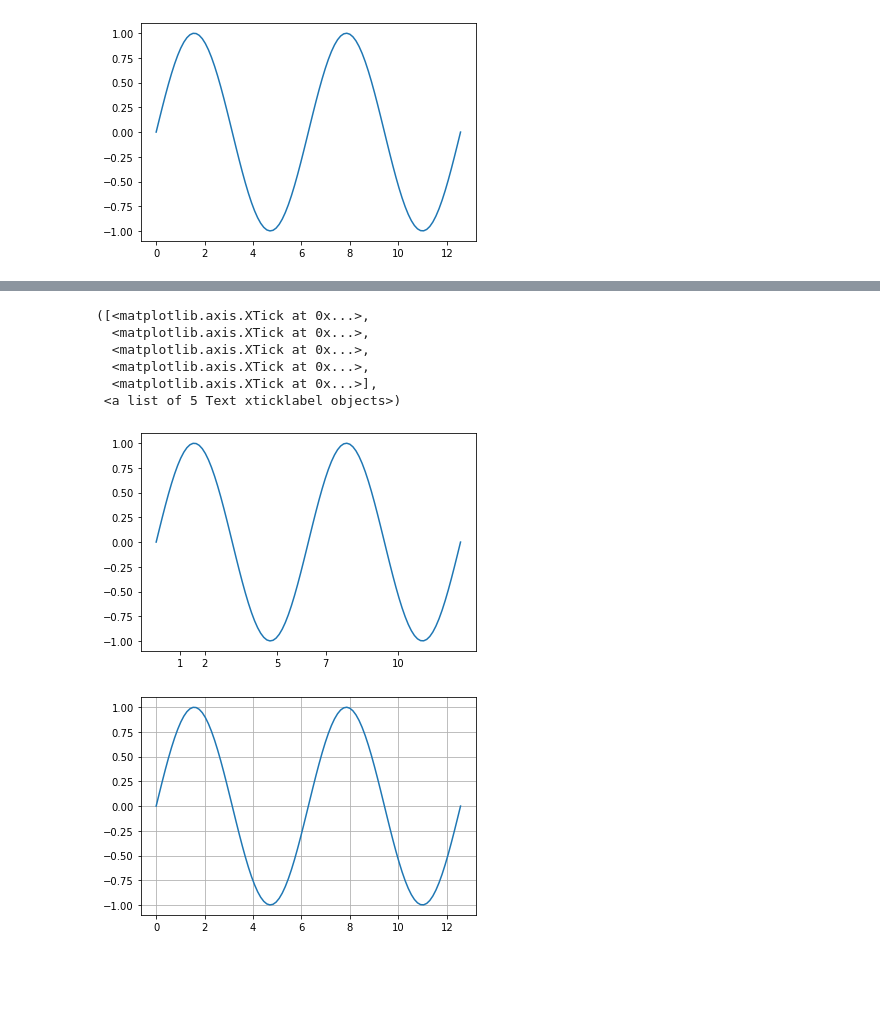
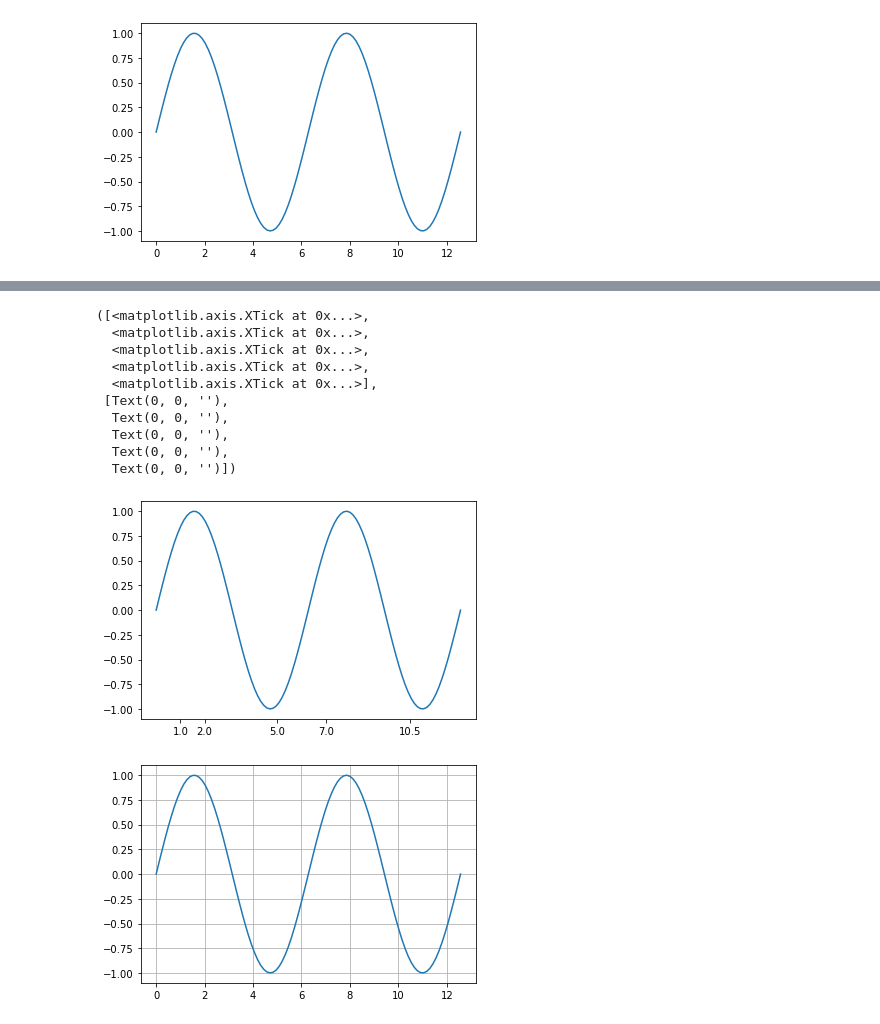
Before and after one commit to KIT-IngGeo/Geodatenanalyse, a Jupyter notebook: tag-2_block-1/geodatenanalyse_2-1-5_vorlesung.ipynb, the cells around one changed output, grey strips where cells are left out. Cells and saved outputs as stored; diff of their text form; code cells hidden in the pictures; blank space fills up the shorter version.

```diff
--- a/tag-2_block-1/geodatenanalyse_2-1-5_vorlesung.ipynb
+++ b/tag-2_block-1/geodatenanalyse_2-1-5_vorlesung.ipynb
@@ -193,17 +190,21 @@ print(xticks)
 # %%
 # Abbildung erstellen
 plt.plot(x, y)
 
 # neu setzen
-plt.xticks([1,2,5,7,10])
+plt.xticks([1,2,5,7,10.5])
 # %% [output]
 ([<matplotlib.axis.XTick at 0x...>,
   <matplotlib.axis.XTick at 0x...>,
   <matplotlib.axis.XTick at 0x...>,
   <matplotlib.axis.XTick at 0x...>,
   <matplotlib.axis.XTick at 0x...>],
- <a list of 5 Text xticklabel objects>)
+ [Text(0, 0, ''),
+  Text(0, 0, ''),
+  Text(0, 0, ''),
+  Text(0, 0, ''),
+  Text(0, 0, '')])
-[figure, old version]
+[figure, new version]
 # %%
 # Abbildung erstellen
 plt.plot(x, y)
```
Also changed, not shown: parts of 9 cells of this notebook, 4 other files.
